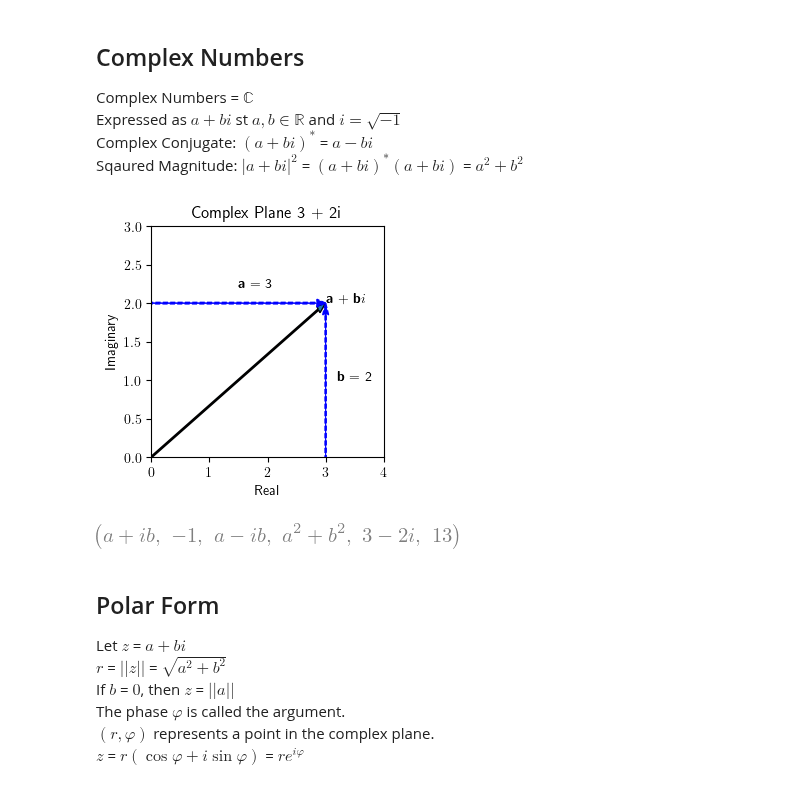
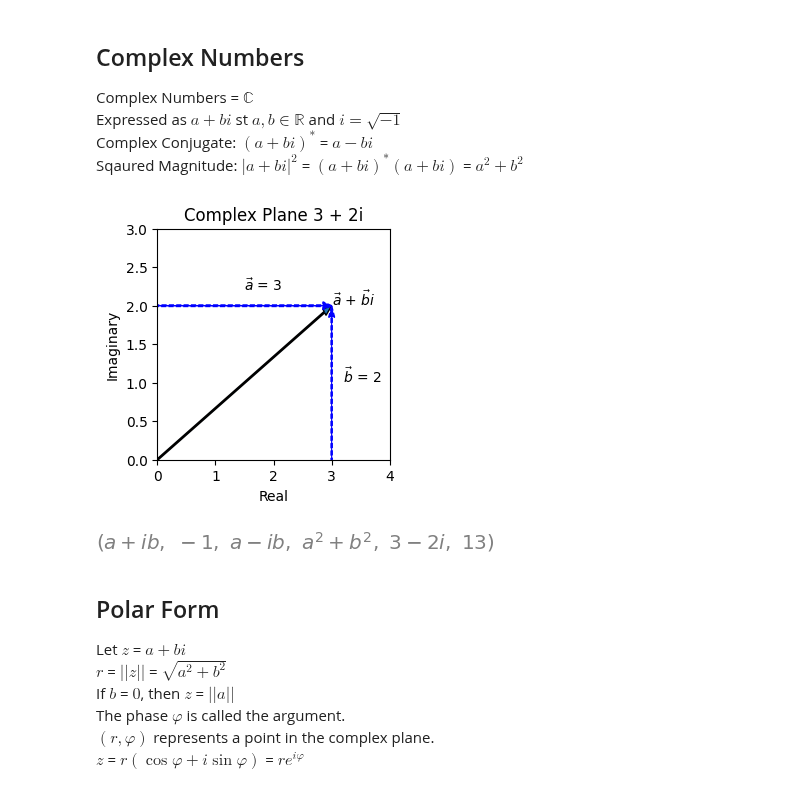
Before and after one commit to Artuk009/QuantumComputing, a Jupyter notebook: LectureOne.ipynb, the cells around one changed output. Cells and saved outputs as stored; diff of their text form; code cells hidden in the pictures.

```diff
--- a/LectureOne.ipynb
+++ b/LectureOne.ipynb
@@ -9,7 +9,7 @@ from IPython.display import *
 import matplotlib.pyplot as plt
 import numpy as np
 
-plt.rcParams["text.usetex"] = True
+# plt.rcParams["text.usetex"] = True
 # %% [markdown]
 ## Complex Numbers
 Complex Numbers =  $\mathbb{C}$ <br>
@@ -24,38 +24,38 @@ init_printing()
 z = a + b*I
 # st a,b in R, and i is an indeterminate with:
 i_squared = I**2
 
 # Complex Conjugate:
 z_conjugate = a + (-1)*b*I
 
 # Squared Magnitude |a + bi|^2:
 z_squared_magnitude = expand(z * z_conjugate)
 
 # Example
 a_1, b_1 = 3, 2
 complex_number = a_1 + b_1*I
 conjugate_example = conjugate(complex_number)
 squared_magnitude_example = expand(complex_number * conjugate_example)
 
 # Plot the example
 plt.figure(figsize=(3,3))
 plt.title("Complex Plane 3 + 2i")
-plt.annotate(r'\textbf{a} + \textbf{b}$i$', xy=(3, 2))
-plt.annotate(r'\textbf{a} = 3', xy=(1.5, 2.2))
-plt.annotate(r'\textbf{b} = 2', xy=(3.2, 1))
+plt.annotate(r'$\vec a$ + $\vec bi$', xy=(3, 2))
+plt.annotate(r'$\vec a$ = 3', xy=(1.5, 2.2))
+plt.annotate(r'$\vec b$ = 2', xy=(3.2, 1))
 plt.arrow(0,0, a_1, b_1, head_width = 0.1, length_includes_head = True, width = 0.02)
 plt.arrow(3, 0, 0, b_1, head_width = 0.1, length_includes_head = True, width = 0.02, color = 'b', linestyle = '--')
 plt.arrow(0, 2, a_1, 0, head_width = 0.1, length_includes_head = True, width = 0.02, color = 'b', linestyle = '--')
 plt.xlim(0,4)
 plt.ylim(0,3)
 plt.ylabel('Imaginary')
 plt.xlabel('Real')
 plt.show()
 
 (z, i_squared, z_conjugate, z_squared_magnitude, conjugate_example, squared_magnitude_example)
 # %% [output]
-[figure, old version]
+[figure, new version]
-[figure, old version]
+[figure, new version]
 # %% [markdown]
 ## Polar Form
 Let $z$ = $a+bi$ <br>
```
Also changed, not shown: parts of 9 cells of this notebook.
